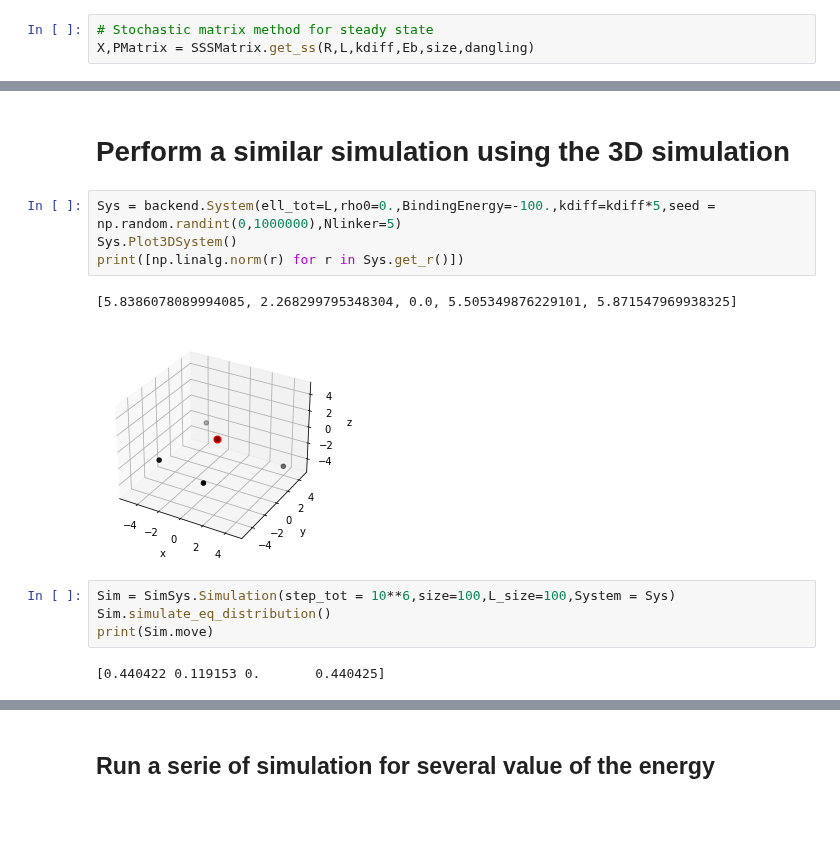
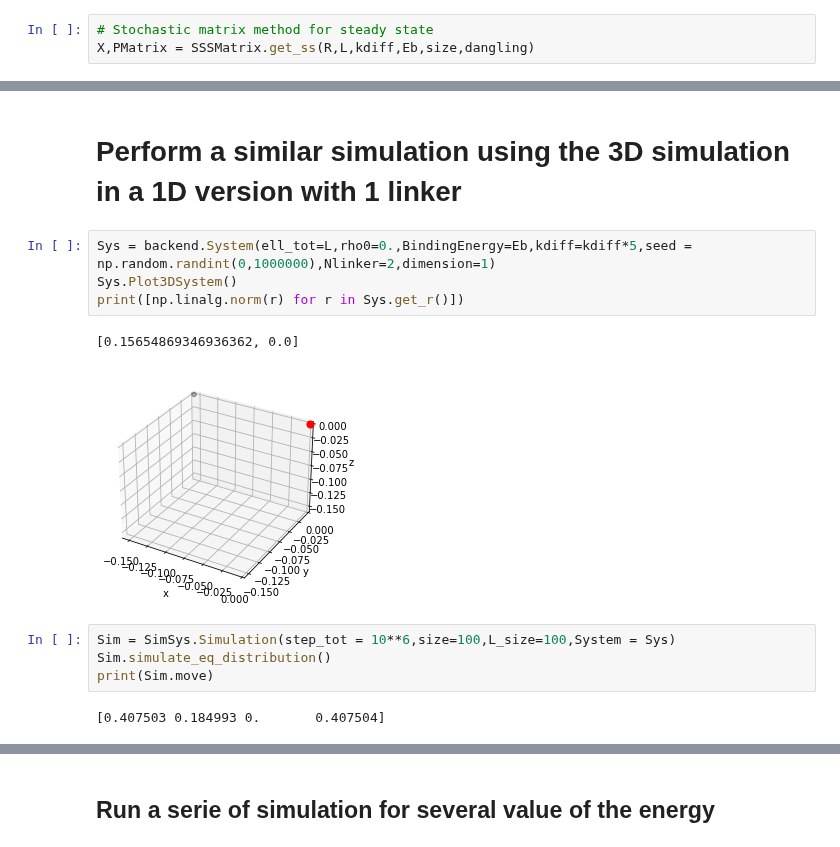
Before and after one commit to HugoLeRoy94/Aging_Condensate, a Jupyter notebook: Fixed_number_of_linkers/From_analytic_to_Gillespie.ipynb, the cells around one changed output, grey strips where cells are left out. Saved outputs shown, nothing was run; the diff lists cells and outputs as text; blank space fills up the shorter version.

Commit message:
1D is now working, and the simulation can be used in any dimension

```diff
--- a/Fixed_number_of_linkers/From_analytic_to_Gillespie.ipynb
+++ b/Fixed_number_of_linkers/From_analytic_to_Gillespie.ipynb
@@ -74,15 +72,15 @@ the average distance for a dangling bond : d = 23.30702969866215
 # %% [markdown]
-# Perform a similar simulation using the 3D simulation
+# Perform a similar simulation using the 3D simulation in a 1D version with 1 linker
 # %%
-Sys = backend.System(ell_tot=L,rho0=0.,BindingEnergy=-100.,kdiff=kdiff*5,seed = np.random.randint(0,1000000),Nlinker=5)
+Sys = backend.System(ell_tot=L,rho0=0.,BindingEnergy=Eb,kdiff=kdiff*5,seed = np.random.randint(0,1000000),Nlinker=2,dimension=1)
 Sys.Plot3DSystem()
 print([np.linalg.norm(r) for r in Sys.get_r()])
 # %% [output]
-[5.8386078089994085, 2.268299795348304, 0.0, 5.505349876229101, 5.871547969938325]
+[0.15654869346936362, 0.0]
-[figure, old version]
+[figure, new version]
 # %%
 Sim = SimSys.Simulation(step_tot = 10**6,size=100,L_size=100,System = Sys)
 Sim.simulate_eq_distribution()
 print(Sim.move)
 # %% [output]
-[0.440422 0.119153 0.       0.440425]
+[0.407503 0.184993 0.       0.407504]
```
Also changed, not shown: parts of 22 cells of this notebook, 11 other files.
